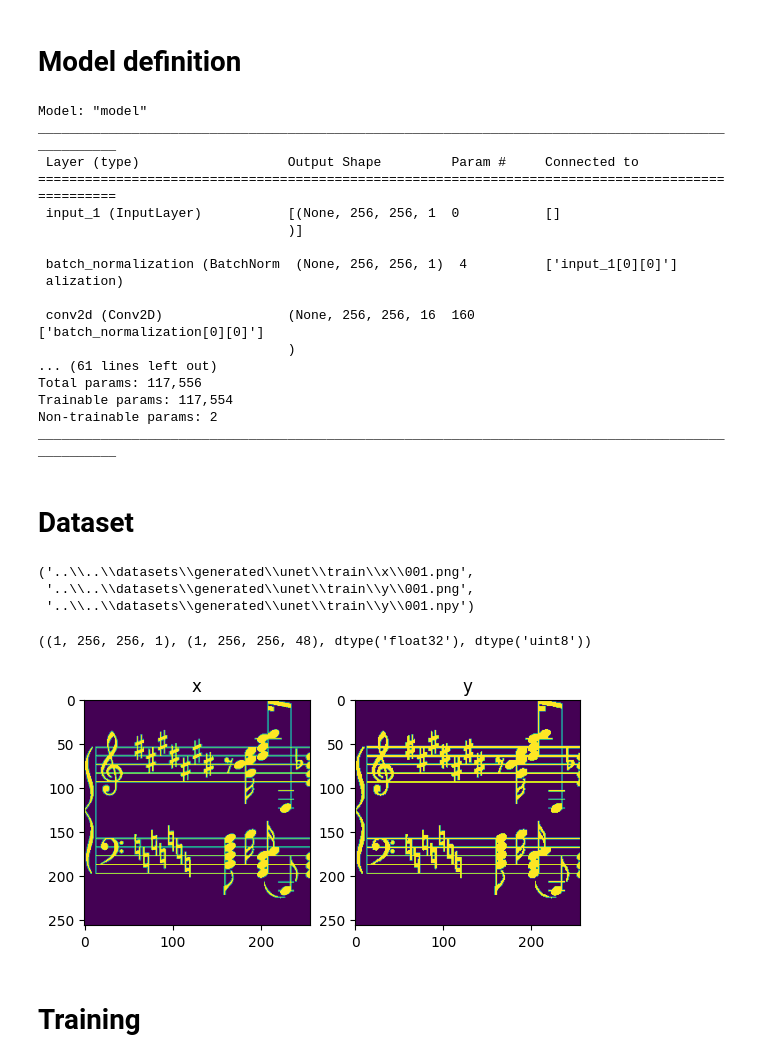
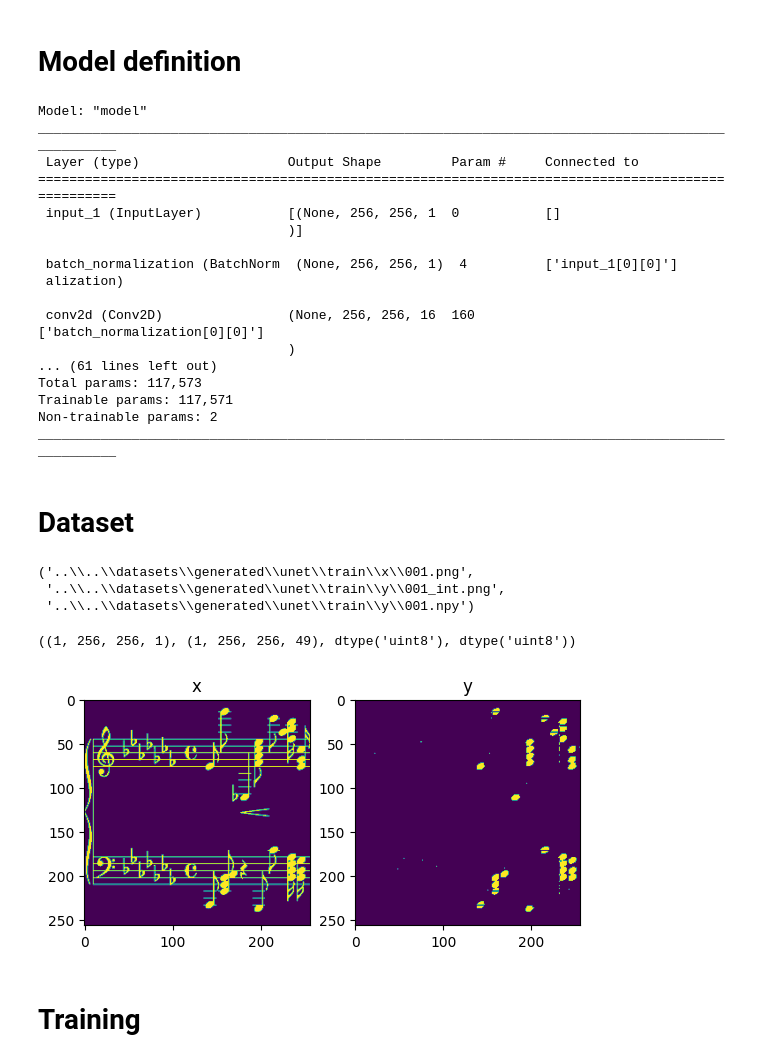
Before and after one commit to nudopnu/omr-unet, a Jupyter notebook: 04_train.ipynb, the cells around one changed output. Saved outputs shown, nothing was run; the diff lists cells and outputs as text; code cells hidden in the pictures.

Commit message:
fixed training

```diff
--- a/04_train.ipynb
+++ b/04_train.ipynb
@@ -41,9 +48,9 @@ def Unet(num_classes, input_shape=(128, 128, 1)):
     bn = tf.keras.layers.BatchNormalization()(inputs)
 
     # Contraction path
-    c1, p1 = ReduceBlock(bn, 16, dropout=0.3)
-    c2, p2 = ReduceBlock(p1, 32, dropout=0.3)
-    c3, p3 = ReduceBlock(p2, 64, dropout=0.3)
+    c1, p1 = ReduceBlock(bn, 16, dropout=0.1)
+    c2, p2 = ReduceBlock(p1, 32, dropout=0.1)
+    c3, p3 = ReduceBlock(p2, 64, dropout=0.1)
     c4, _ = ReduceBlock(p3, 128, dropout=0.1)
 
     # Expansion path
@@ -51,7 +58,7 @@ def Unet(num_classes, input_shape=(128, 128, 1)):
     u8, c8 = ExpandBlock(c3, 32, concatenate_with=c2)
     u9, c9 = ExpandBlock(c8, 16, concatenate_with=c1)
 
-    outputs = tf.keras.layers.Conv2D(num_classes, (1, 1), activation="softmax")(c9)
+    outputs = tf.keras.layers.Conv2D(num_classes + 1, (1, 1), activation="softmax")(c9)
     return inputs, outputs
 
 
@@ -76,8 +83,8 @@ ________________________________________________________________________________
  conv2d (Conv2D)                (None, 256, 256, 16  160         ['batch_normalization[0][0]']
                                 )
 ... (61 lines left out)
-Total params: 117,556
-Trainable params: 117,554
+Total params: 117,573
+Trainable params: 117,571
 Non-trainable params: 2
 __________________________________________________________________________________________________
 # %% [markdown]
@@ -89,19 +96,15 @@ paths = listSubFiles(DATASET_PATH, depth=3)
 test, train = groupPaths(paths, 2)
 train_x, train_y = groupPaths(train, 1)
 
-train_y_onehot = [file for file in train_y if file.endswith(".png")]
+train_y_onehot = [file for file in train_y if file.endswith("_int.png")]
 train_y_multihot = [file for file in train_y if file.endswith(".npy")]
 
 train_x[0], train_y_onehot[0], train_y_multihot[0]
 # %% [output]
 ('..\\..\\datasets\\generated\\unet\\train\\x\\001.png',
- '..\\..\\datasets\\generated\\unet\\train\\y\\001.png',
+ '..\\..\\datasets\\generated\\unet\\train\\y\\001_int.png',
  '..\\..\\datasets\\generated\\unet\\train\\y\\001.npy')
 # %%
-import keras
-import cv2
-import numpy as np
-
 class Samples(keras.utils.Sequence):
     def __init__(self, batch_size, img_size, num_classes, x_paths, y_paths):
         self.batch_size = batch_size
@@ -120,38 +123,37 @@ class Samples(keras.utils.Sequence):
         x = np.zeros((self.batch_size,) + self.img_size + (1,), dtype=np.uint8)
         for j, x_path in enumerate(batch_x_paths):
             x[j] = 255 - cv2.imread(x_path, cv2.IMREAD_GRAYSCALE)[..., None]
-        y = np.zeros((self.batch_size,) + self.img_size + (self.num_classes,), dtype=np.float32)
+        y = np.zeros((self.batch_size,) + self.img_size + (self.num_classes + 1,), dtype=np.uint8)
+        # y = np.zeros((self.batch_size,) + self.img_size + (self.num_classes,), dtype=np.float32)
         for j, y_path in enumerate(batch_y_paths):
-            y[j] = np.load(y_path)
+            # y[j] = np.load(y_path)
+            img = cv2.imread(y_path, cv2.IMREAD_GRAYSCALE)
+            y[j] = to_categorical(img, self.num_classes + 1)
         return x, y
 # %%
-import random
-
 random.Random(1337).shuffle(train_x)
-random.Random(1337).shuffle(train_y_multihot)
+random.Random(1337).shuffle(train_y_onehot)
 
 val_split = 0.1
 n_valid = int(val_split * len(train_x))
 n_train = len(train_x) - n_valid
 
-train_gen = Samples(1, (256, 256), 48, train_x[:n_train], train_y_multihot[:n_train])
-valid_gen = Samples(1, (256, 256), 48, train_x[n_train:], train_y_multihot[n_train:])
+train_gen = Samples(1, (256, 256), 48, train_x[:n_train], train_y_onehot[:n_train])
+valid_gen = Samples(1, (256, 256), 48, train_x[n_train:], train_y_onehot[n_train:])
 # %%
-import matplotlib.pyplot as plt
-
 x, y = train_gen.__getitem__(0)
 
-y_vis = np.any(y[0] > 0, axis=2)
+# y_vis = np.any(y[0] > 0, axis=2)
 
 fig, axs = plt.subplots(1, 2)
 axs[0].imshow(x[0])
-axs[1].imshow(y_vis)
+axs[1].imshow(np.argmax(y[0], axis=2)==8)
 axs[0].set_title("x")
 axs[1].set_title("y")
 x.shape, y.shape, y.dtype, x.dtype
 # %% [output]
-((1, 256, 256, 1), (1, 256, 256, 48), dtype('float32'), dtype('uint8'))
+((1, 256, 256, 1), (1, 256, 256, 49), dtype('uint8'), dtype('uint8'))
-[figure, old version]
+[figure, new version]
 # %% [markdown]
 # Training
 # %%
```
Also changed, not shown: parts of 4 cells of this notebook, 1 other file.
